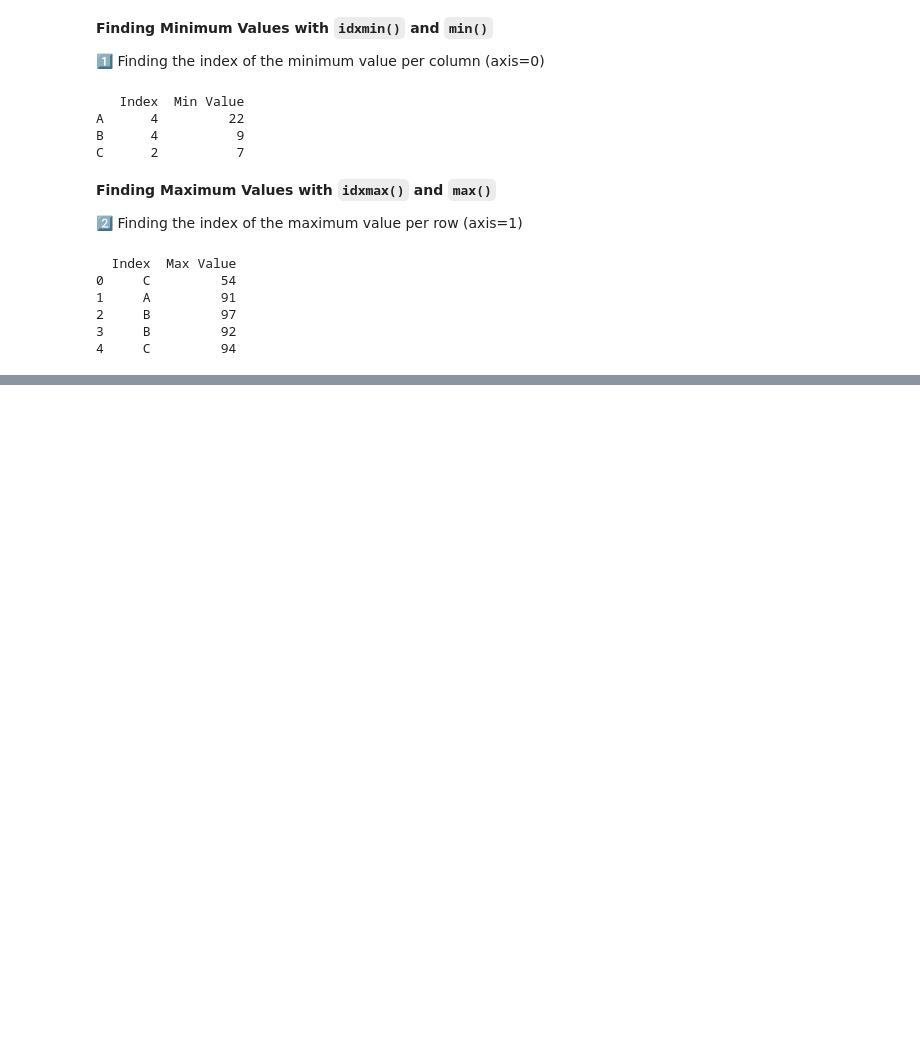
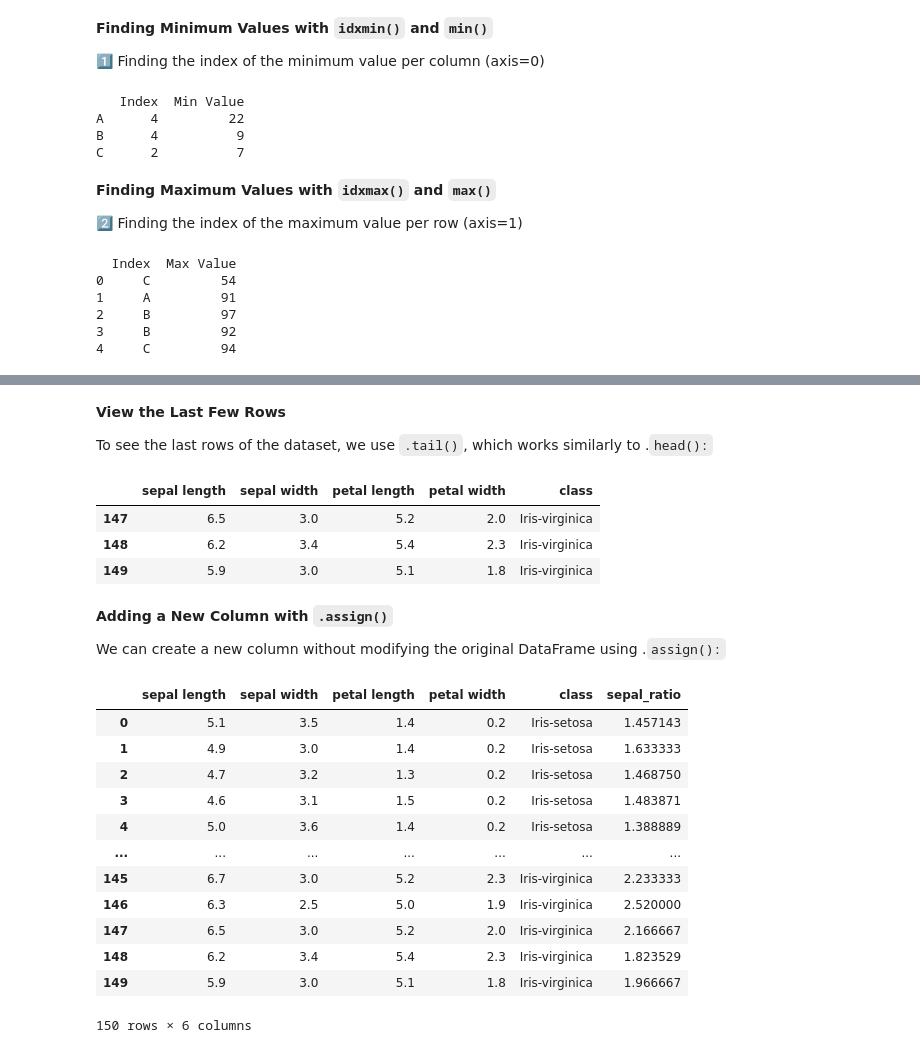
Before and after one commit to BabakDavarmanesh/Learning_Pandas, a Jupyter notebook: Learning_Pandas.ipynb, the cells around one changed output, grey strips where cells are left out. Drawn from its saved outputs; the diff is of its cells as text; code cells hidden in the pictures; blank space fills up the shorter version.

Commit message:
Read and write tabular data

```diff
--- a/Learning_Pandas.ipynb
+++ b/Learning_Pandas.ipynb
@@ -385,0 +394,6 @@ print(result)
+# %%
+from google.colab import drive
+drive.mount('/content/drive')
+
+df = pd.read_csv("/content/drive/My Drive/dataset/iris.csv")  # Adjust path if needed
+df.head() # Default: Shows first 5 rows
@@ -385,0 +419,31 @@ print(result)
+# %% [markdown]
+**View the Last Few Rows**
+
+To see the last rows of the dataset, we use `.tail()`, which works similarly to .`head():`
+# %%
+df.tail(3) # Shows last 3 rows
+# %% [output]
+|  | sepal length | sepal width | petal length | petal width | class |
+| 147 | 6.5 | 3.0 | 5.2 | 2.0 | Iris-virginica |
+| 148 | 6.2 | 3.4 | 5.4 | 2.3 | Iris-virginica |
+| 149 | 5.9 | 3.0 | 5.1 | 1.8 | Iris-virginica |
+# %% [markdown]
+**Adding a New Column with `.assign()`**
+
+We can create a new column without modifying the original DataFrame using .`assign():`
+# %%
+df.assign(sepal_ratio = df['sepal length'] / df['sepal width'] )
+# %% [output]
+|  | sepal length | sepal width | petal length | petal width | class | sepal_ratio |
+| 0 | 5.1 | 3.5 | 1.4 | 0.2 | Iris-setosa | 1.457143 |
+| 1 | 4.9 | 3.0 | 1.4 | 0.2 | Iris-setosa | 1.633333 |
+| 2 | 4.7 | 3.2 | 1.3 | 0.2 | Iris-setosa | 1.468750 |
+| 3 | 4.6 | 3.1 | 1.5 | 0.2 | Iris-setosa | 1.483871 |
+| 4 | 5.0 | 3.6 | 1.4 | 0.2 | Iris-setosa | 1.388889 |
+| ... | ... | ... | ... | ... | ... | ... |
+| 145 | 6.7 | 3.0 | 5.2 | 2.3 | Iris-virginica | 2.233333 |
+| 146 | 6.3 | 2.5 | 5.0 | 1.9 | Iris-virginica | 2.520000 |
+| 147 | 6.5 | 3.0 | 5.2 | 2.0 | Iris-virginica | 2.166667 |
+| 148 | 6.2 | 3.4 | 5.4 | 2.3 | Iris-virginica | 1.823529 |
+| 149 | 5.9 | 3.0 | 5.1 | 1.8 | Iris-virginica | 1.966667 |
+150 rows × 6 columns
```
Also changed, not shown: parts of 6 cells of this notebook.
